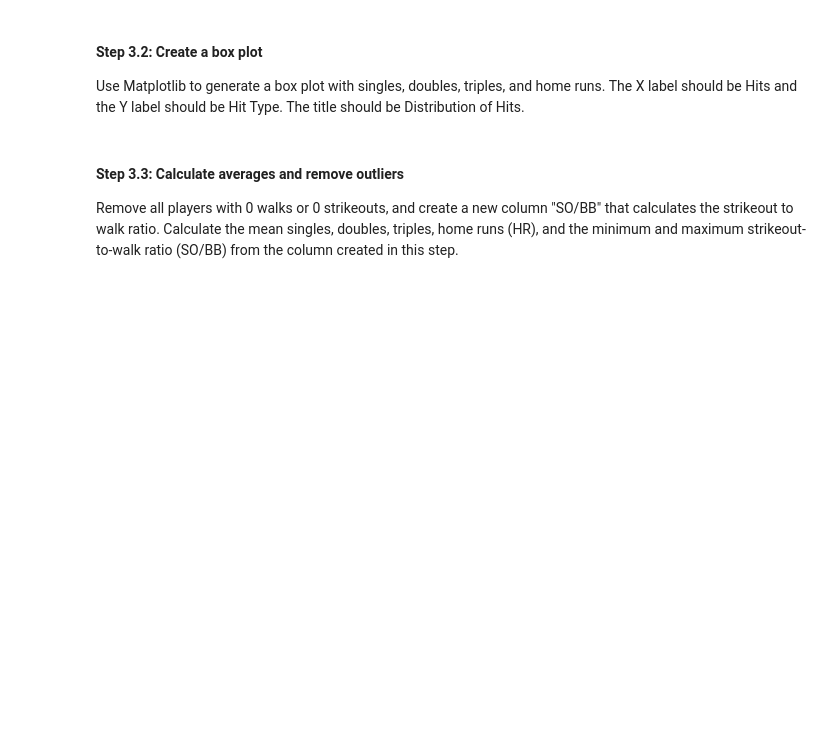
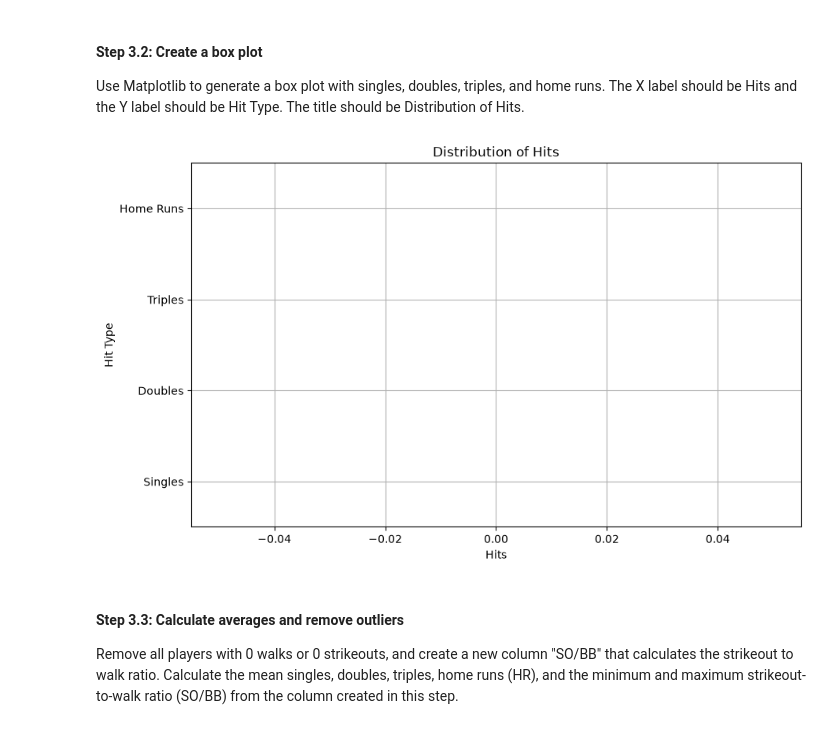
Before and after one commit to royalsprites/automation-scripting-w-python-course, a Jupyter notebook: C3_M5_PA02.ipynb, the cells around one changed output. Drawn from its saved outputs; the diff is of its cells as text; code cells hidden in the pictures; blank space fills up the shorter version.

```diff
--- a/C3_M5_PA02.ipynb
+++ b/C3_M5_PA02.ipynb
@@ -124,18 +165,20 @@ Use Matplotlib to generate a box plot with singles, doubles, triples, and home r
 # %%
 # Create box plots using Matplotlib
 plt.figure(figsize = (10, 6)) # Figure size is provided
 
 # Set up data to contain the Singles, Doubles, Triples, and Home Runs from the DataFrame "df"
-data = # YOUR CODE HERE
+data = [df['Singles'], df['Doubles'], df['Triples'], df['HR']]
 
 # Create the boxplot with specified options
 plt.boxplot(data, vert=False, patch_artist=True) # Code is provided
 plt.yticks(range(1, 5), ['Singles', 'Doubles', 'Triples', 'Home Runs']) # Code is provided
-# YOUR CODE HERE - set xlabel to Hits
-# YOUR CODE HERE - set ylabel to Hit Type
-# YOUR CODE HERE - set title to Distribution of Hits
-# YOUR CODE HERE - # Switch gridlines on (True)
+plt.xlabel('Hits')    # set xlabel to Hits
+plt.ylabel('Hit Type')    # set ylabel to Hit Type
+plt.title('Distribution of Hits')    # set title to Distribution of Hits
+plt.grid(True)    # # Switch gridlines on (True)
 plt.show()
+# %% [output]
+[figure, added]
 # %% [markdown]
 #### Step 3.3:  Calculate averages and remove outliers
 Remove all players with 0 walks or 0 strikeouts, and create a new column "SO/BB" that calculates the strikeout to walk ratio. Calculate the mean singles, doubles, triples, home runs (HR), and the minimum and maximum strikeout-to-walk ratio (SO/BB) from the column created in this step.
```
Also changed, not shown: parts of 13 cells of this notebook, 1 other file.
